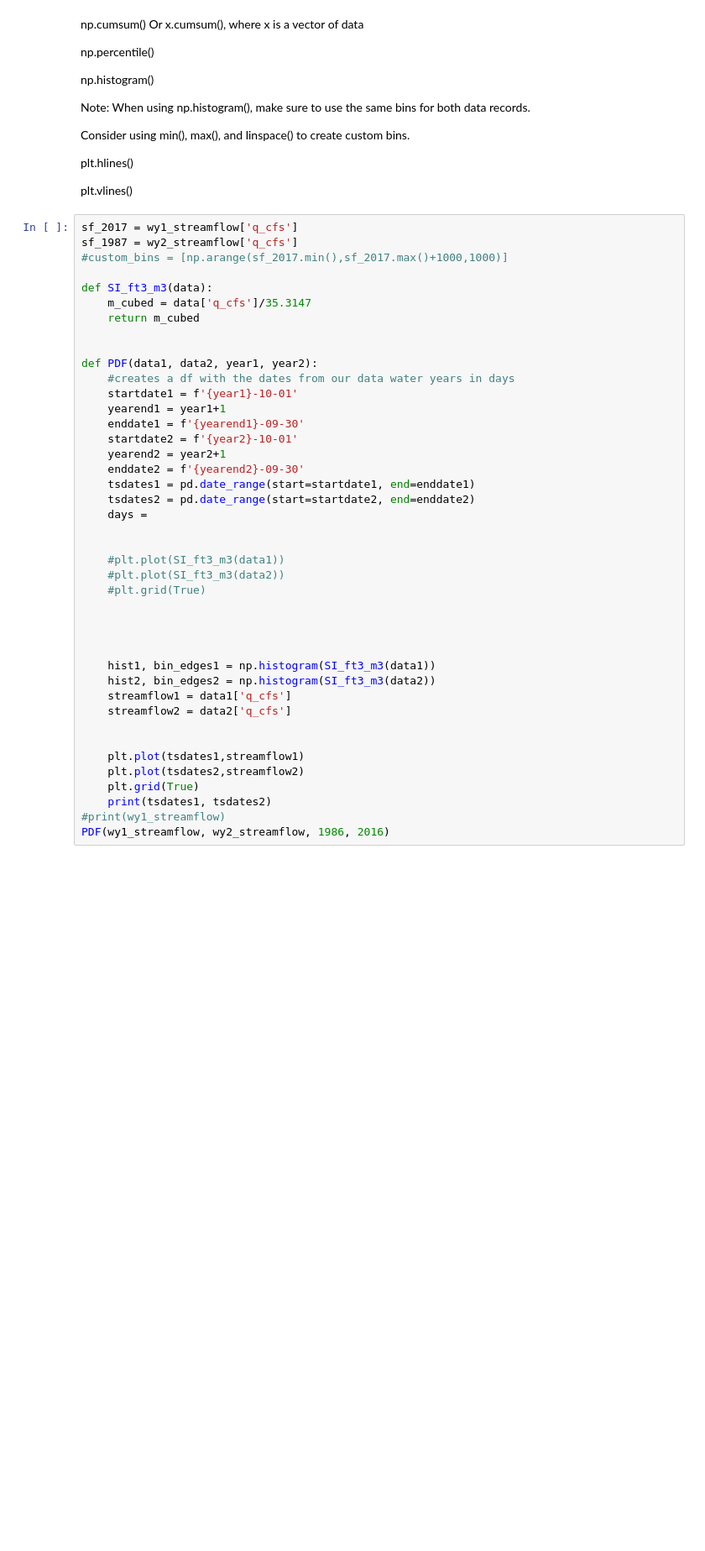
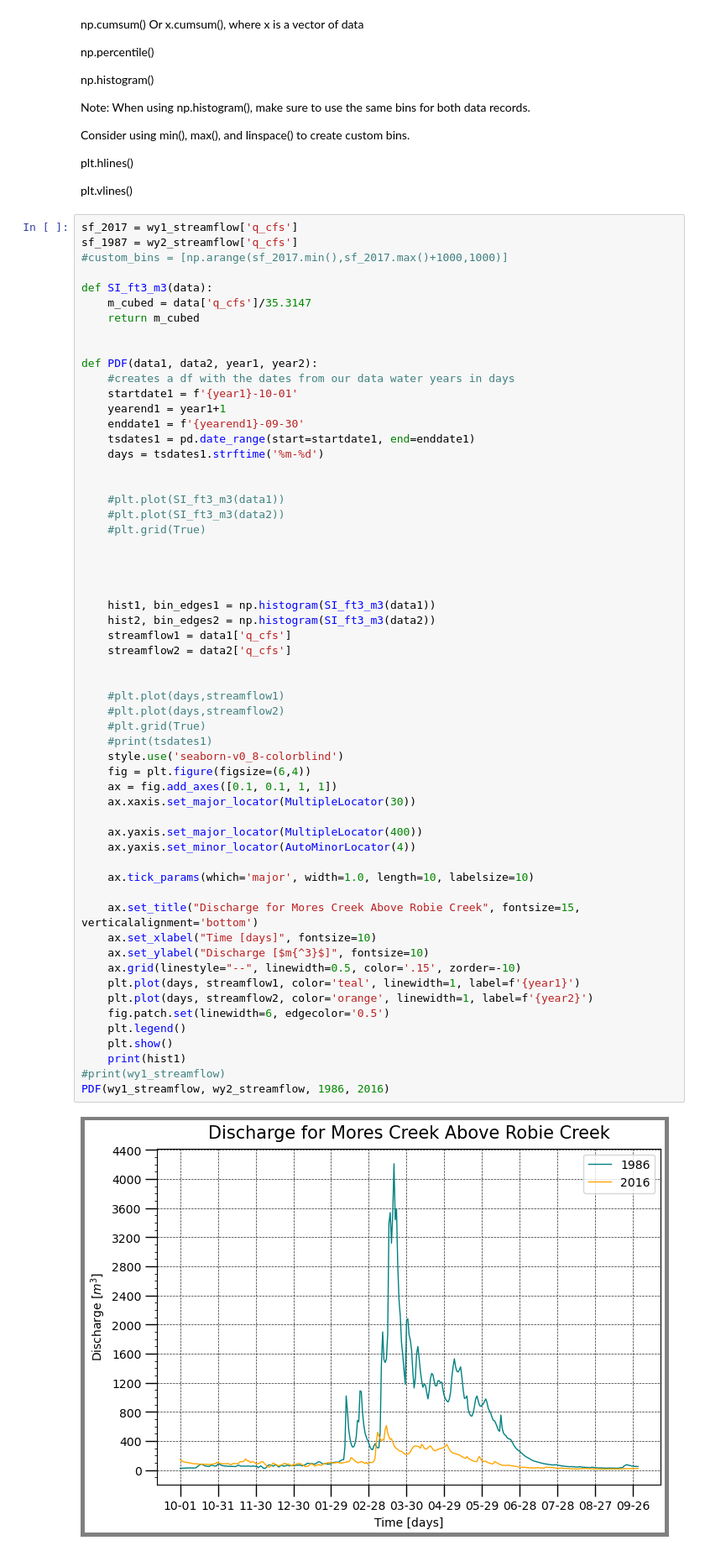
Before and after one commit to addiehobson/ah-geos505, a Jupyter notebook: 02.P Unit 02 Assignment.ipynb, the cells around one changed output. Shown at 84% size. Saved outputs shown, nothing was run; the diff lists cells and outputs as text; blank space fills up the shorter version.

```diff
--- a/02.P Unit 02 Assignment.ipynb
+++ b/02.P Unit 02 Assignment.ipynb
@@ -135,39 +137,56 @@ sf_1987 = wy2_streamflow['q_cfs']
 
 def SI_ft3_m3(data):
     m_cubed = data['q_cfs']/35.3147
     return m_cubed
 
 
 def PDF(data1, data2, year1, year2):
     #creates a df with the dates from our data water years in days
     startdate1 = f'{year1}-10-01'
     yearend1 = year1+1
     enddate1 = f'{yearend1}-09-30'
-    startdate2 = f'{year2}-10-01'
-    yearend2 = year2+1
-    enddate2 = f'{yearend2}-09-30'
     tsdates1 = pd.date_range(start=startdate1, end=enddate1)
-    tsdates2 = pd.date_range(start=startdate2, end=enddate2)
-    days =
+    days = tsdates1.strftime('%m-%d')
 
 
     #plt.plot(SI_ft3_m3(data1))
     #plt.plot(SI_ft3_m3(data2))
     #plt.grid(True)
 
 
 
 
     hist1, bin_edges1 = np.histogram(SI_ft3_m3(data1))
     hist2, bin_edges2 = np.histogram(SI_ft3_m3(data2))
     streamflow1 = data1['q_cfs']
     streamflow2 = data2['q_cfs']
 
 
-    plt.plot(tsdates1,streamflow1)
-    plt.plot(tsdates2,streamflow2)
-    plt.grid(True)
-    print(tsdates1, tsdates2)
+    #plt.plot(days,streamflow1)
+    #plt.plot(days,streamflow2)
+    #plt.grid(True)
+    #print(tsdates1)
+    style.use('seaborn-v0_8-colorblind')
+    fig = plt.figure(figsize=(6,4))
+    ax = fig.add_axes([0.1, 0.1, 1, 1])
+    ax.xaxis.set_major_locator(MultipleLocator(30))
+
+    ax.yaxis.set_major_locator(MultipleLocator(400))
+    ax.yaxis.set_minor_locator(AutoMinorLocator(4))
+
+    ax.tick_params(which='major', width=1.0, length=10, labelsize=10)
+
+    ax.set_title("Discharge for Mores Creek Above Robie Creek", fontsize=15, verticalalignment='bottom')
+    ax.set_xlabel("Time [days]", fontsize=10)
+    ax.set_ylabel("Discharge [$m{^3}$]", fontsize=10)
+    ax.grid(linestyle="--", linewidth=0.5, color='.15', zorder=-10)
+    plt.plot(days, streamflow1, color='teal', linewidth=1, label=f'{year1}')
+    plt.plot(days, streamflow2, color='orange', linewidth=1, label=f'{year2}')
+    fig.patch.set(linewidth=6, edgecolor='0.5')
+    plt.legend()
+    plt.show()
+    print(hist1)
 #print(wy1_streamflow)
 PDF(wy1_streamflow, wy2_streamflow, 1986, 2016)
 # %% [output]
+[figure, new version]
```
Also changed, not shown: parts of 4 cells of this notebook.
